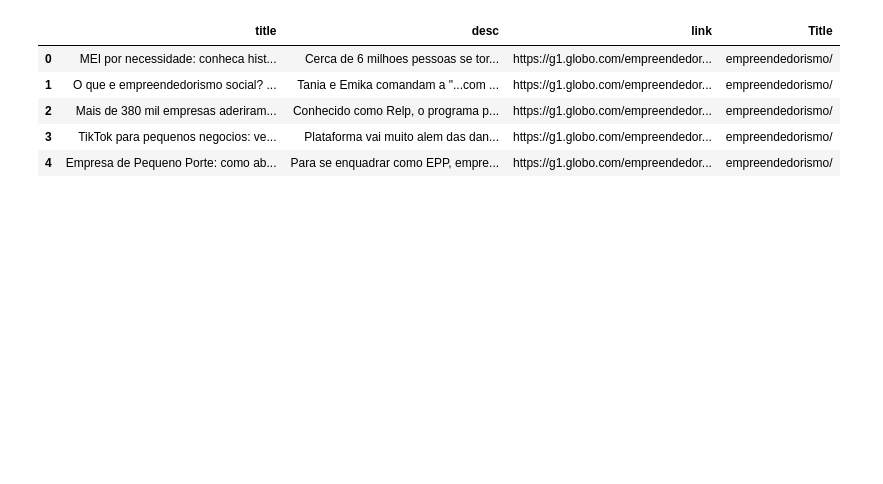
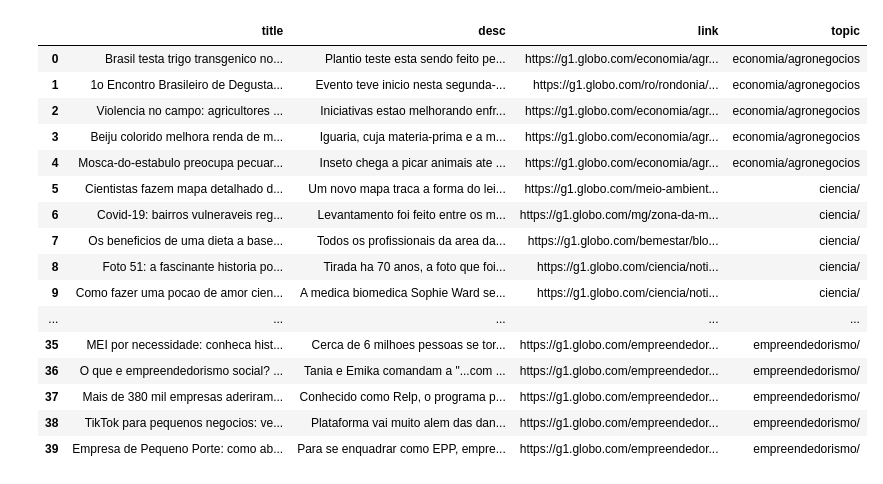
Before and after one commit to gubenites/Analises, a Jupyter notebook: Projeto_Final.ipynb, the cells around one changed output. Drawn from its saved outputs; the diff is of its cells as text; code cells hidden in the pictures; blank space fills up the shorter version.

```diff
--- a/Projeto_Final.ipynb
+++ b/Projeto_Final.ipynb
@@ -39,0 +59,12 @@ def get_g1_text(topic):
+# %%
+topics = [
+  'economia/agronegocios',
+  'ciencia/',
+  'carnaval/2022/',
+  'df/distrito-federal/',
+  'fato-ou-fake/',
+  'economia/',
+  'politica/eleicoes/2022/',
+  'empreendedorismo/'
+]
+topicsDataFrames = [get_g1_topic_data(topic) for topic in topics]
@@ -40,7 +73,6 @@ def get_g1_text(topic):
 # %%
-def concat_dataframes(df1, df2):
-    frames = [df1,df2]
-    df3 = pd.concat(frames).reset_index()
-    del df3['index']
+def concat_dataframes(dataframes):
+    df = pd.concat(dataframes).reset_index()
+    del df['index']
 
-    return df3
+    return df
@@ -59,9 +78,0 @@ for topic in topics:
-# %%
-df3.head()
-# %% [output]
-|  | title | desc | link | Title |
-| 0 | MEI por necessidade: conheca hist... | Cerca de 6 milhoes pessoas se tor... | https://g1.globo.com/empreendedor... | empreendedorismo/ |
-| 1 | O que e empreendedorismo social? ... | Tania e Emika comandam a "...com ... | https://g1.globo.com/empreendedor... | empreendedorismo/ |
-| 2 | Mais de 380 mil empresas aderiram... | Conhecido como Relp, o programa p... | https://g1.globo.com/empreendedor... | empreendedorismo/ |
-| 3 | TikTok para pequenos negocios: ve... | Plataforma vai muito alem das dan... | https://g1.globo.com/empreendedor... | empreendedorismo/ |
-| 4 | Empresa de Pequeno Porte: como ab... | Para se enquadrar como EPP, empre... | https://g1.globo.com/empreendedor... | empreendedorismo/ |
@@ -70 +79,23 @@ stop = stopwords.words('portuguese')
+# %%
+concat_df = concat_dataframes(topicsDataFrames)
+# %%
+concat_df
+# %% [output]
+|  | title | desc | link | topic |
+| 0 | Brasil testa trigo transgenico no... | Plantio teste esta sendo feito pe... | https://g1.globo.com/economia/agr... | economia/agronegocios |
+| 1 | 1o Encontro Brasileiro de Degusta... | Evento teve inicio nesta segunda-... | https://g1.globo.com/ro/rondonia/... | economia/agronegocios |
+| 2 | Violencia no campo: agricultores ... | Iniciativas estao melhorando enfr... | https://g1.globo.com/economia/agr... | economia/agronegocios |
+| 3 | Beiju colorido melhora renda de m... | Iguaria, cuja materia-prima e a m... | https://g1.globo.com/economia/agr... | economia/agronegocios |
+| 4 | Mosca-do-estabulo preocupa pecuar... | Inseto chega a picar animais ate ... | https://g1.globo.com/economia/agr... | economia/agronegocios |
+| 5 | Cientistas fazem mapa detalhado d... | Um novo mapa traca a forma do lei... | https://g1.globo.com/meio-ambient... | ciencia/ |
+| 6 | Covid-19: bairros vulneraveis reg... | Levantamento foi feito entre os m... | https://g1.globo.com/mg/zona-da-m... | ciencia/ |
+| 7 | Os beneficios de uma dieta a base... | Todos os profissionais da area da... | https://g1.globo.com/bemestar/blo... | ciencia/ |
+| 8 | Foto 51: a fascinante historia po... | Tirada ha 70 anos, a foto que foi... | https://g1.globo.com/ciencia/noti... | ciencia/ |
+| 9 | Como fazer uma pocao de amor cien... | A medica biomedica Sophie Ward se... | https://g1.globo.com/ciencia/noti... | ciencia/ |
+| ... | ... | ... | ... | ... |
+| 35 | MEI por necessidade: conheca hist... | Cerca de 6 milhoes pessoas se tor... | https://g1.globo.com/empreendedor... | empreendedorismo/ |
+| 36 | O que e empreendedorismo social? ... | Tania e Emika comandam a "...com ... | https://g1.globo.com/empreendedor... | empreendedorismo/ |
+| 37 | Mais de 380 mil empresas aderiram... | Conhecido como Relp, o programa p... | https://g1.globo.com/empreendedor... | empreendedorismo/ |
+| 38 | TikTok para pequenos negocios: ve... | Plataforma vai muito alem das dan... | https://g1.globo.com/empreendedor... | empreendedorismo/ |
+| 39 | Empresa de Pequeno Porte: como ab... | Para se enquadrar como EPP, empre... | https://g1.globo.com/empreendedor... | empreendedorismo/ |
 # %%
```
Also changed, not shown: parts of 17 cells of this notebook.
